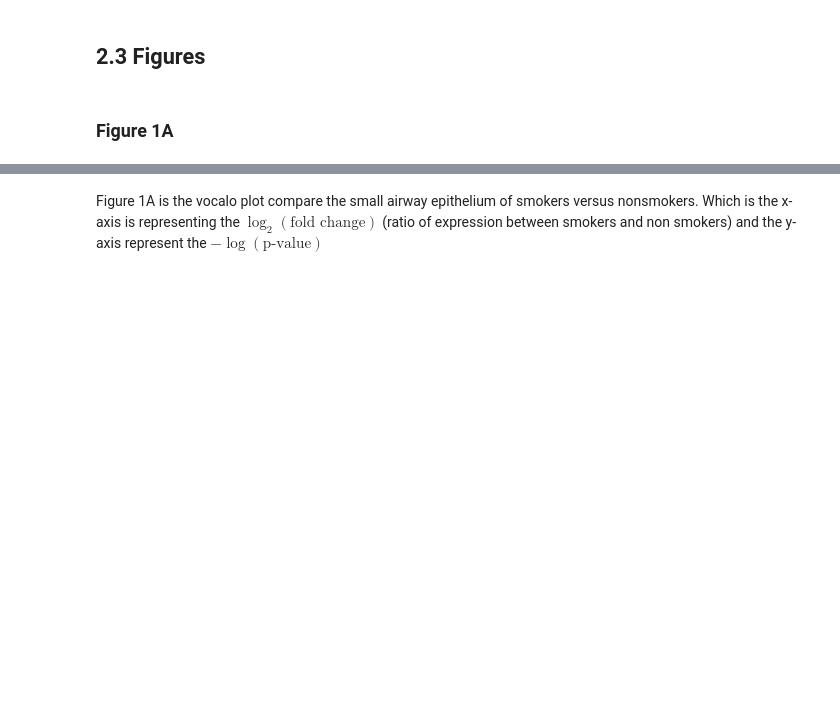
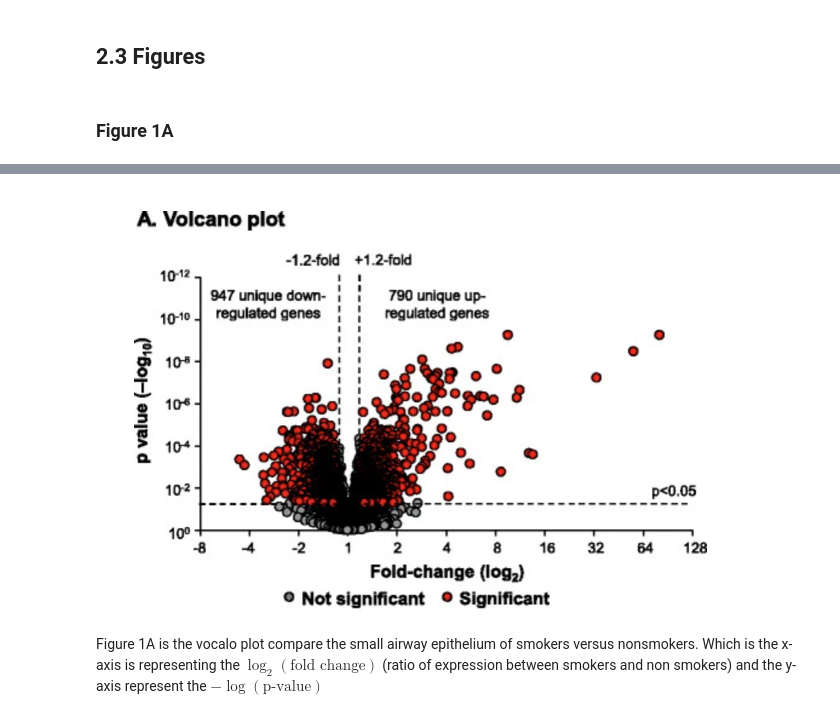
Before and after one commit to nguyentkfsc0086/DS4Bio-project, a Jupyter notebook: Part 3.ipynb, the cells around one changed output, grey strips where cells are left out. Cells and saved outputs as stored; diff of their text form; code cells hidden in the pictures; blank space fills up the shorter version.

```diff
--- a/Part 3.ipynb
+++ b/Part 3.ipynb
@@ -43,3 +43,8 @@ In this data, each row is represent every single gene in human genome and each c
+# %%
+from IPython.display import Image, display
+display(Image(filename="fig1.png"))
+# %% [output]
+[figure, added]
 # %% [markdown]
 Figure 1A is the vocalo plot compare the small airway epithelium of smokers versus nonsmokers. Which is the x-axis is representing the $\log_2(\text{fold change})$ (ratio of expression between smokers and non smokers) and the y-axis represent the $-\log(\text{p-value})$
 # %% [markdown]
```
Also changed, not shown: parts of 5 cells of this notebook.
